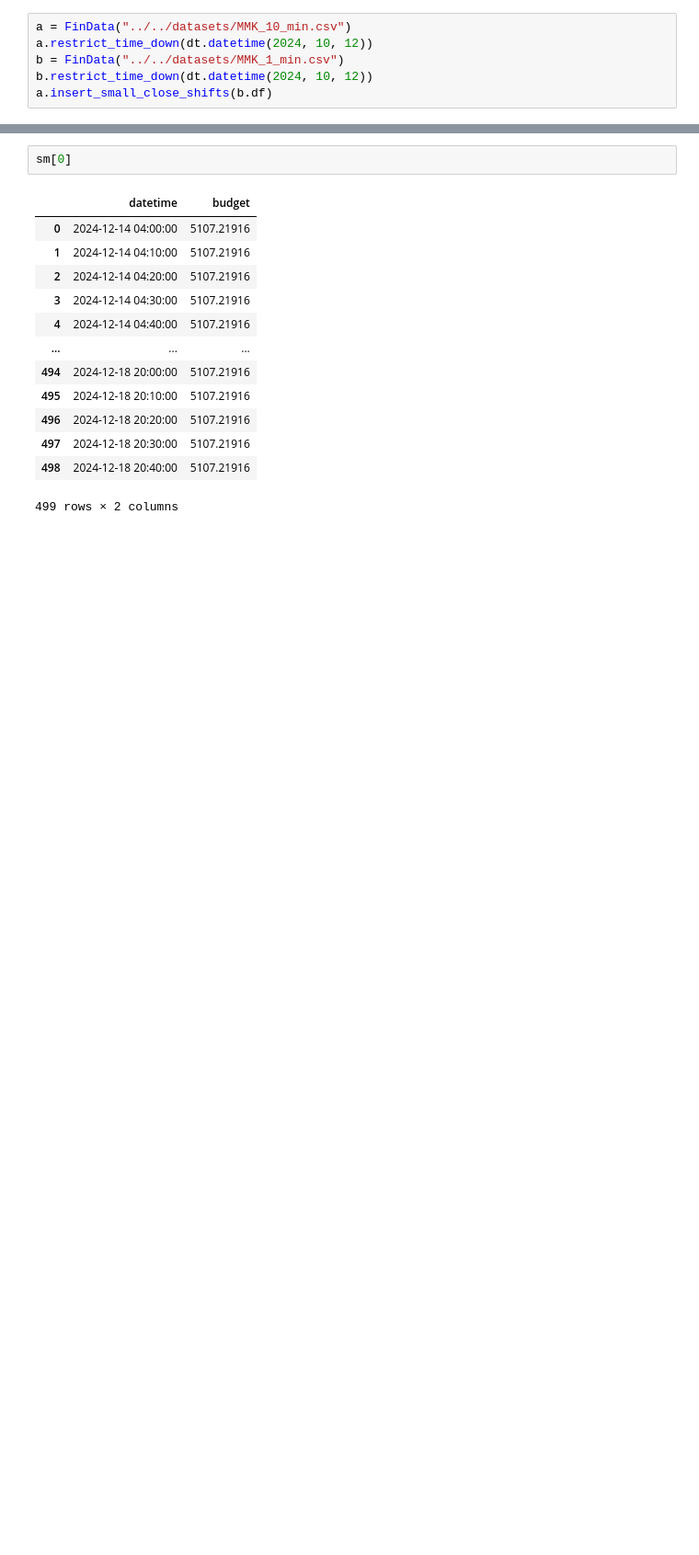
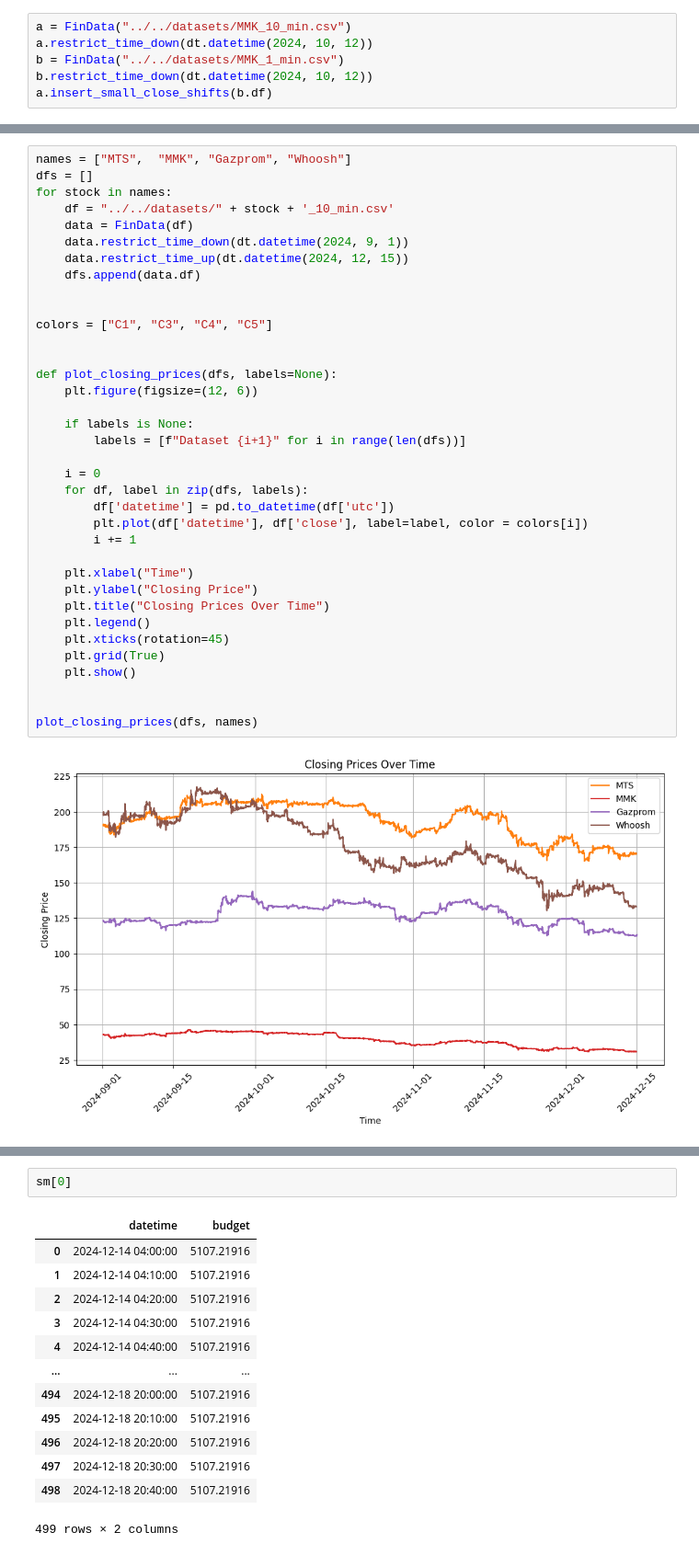
Before and after one commit to Invest-Predict/prices-predictions, a Jupyter notebook: examples/lerochka/backtests.ipynb, the cells around one changed output, grey strips where cells are left out. Shown at 92% size. Saved outputs shown, nothing was run; the diff lists cells and outputs as text; blank space fills up the shorter version.

```diff
--- a/examples/lerochka/backtests.ipynb
+++ b/examples/lerochka/backtests.ipynb
@@ -23,0 +33,38 @@ a.insert_small_close_shifts(b.df)
+# %%
+names = ["MTS",  "MMK", "Gazprom", "Whoosh"]
+dfs = []
+for stock in names:
+    df = "../../datasets/" + stock + '_10_min.csv'
+    data = FinData(df)
+    data.restrict_time_down(dt.datetime(2024, 9, 1))
+    data.restrict_time_up(dt.datetime(2024, 12, 15))
+    dfs.append(data.df)
+
+
+colors = ["C1", "C3", "C4", "C5"]
+
+
+def plot_closing_prices(dfs, labels=None):
+    plt.figure(figsize=(12, 6))
+
+    if labels is None:
+        labels = [f"Dataset {i+1}" for i in range(len(dfs))]
+
+    i = 0
+    for df, label in zip(dfs, labels):
+        df['datetime'] = pd.to_datetime(df['utc'])
+        plt.plot(df['datetime'], df['close'], label=label, color = colors[i])
+        i += 1
+
+    plt.xlabel("Time")
+    plt.ylabel("Closing Price")
+    plt.title("Closing Prices Over Time")
+    plt.legend()
+    plt.xticks(rotation=45)
+    plt.grid(True)
+    plt.show()
+
+
+plot_closing_prices(dfs, names)
+# %% [output]
+[figure, added]
```
Also changed, not shown: parts of 17 cells of this notebook, 5 other files.
